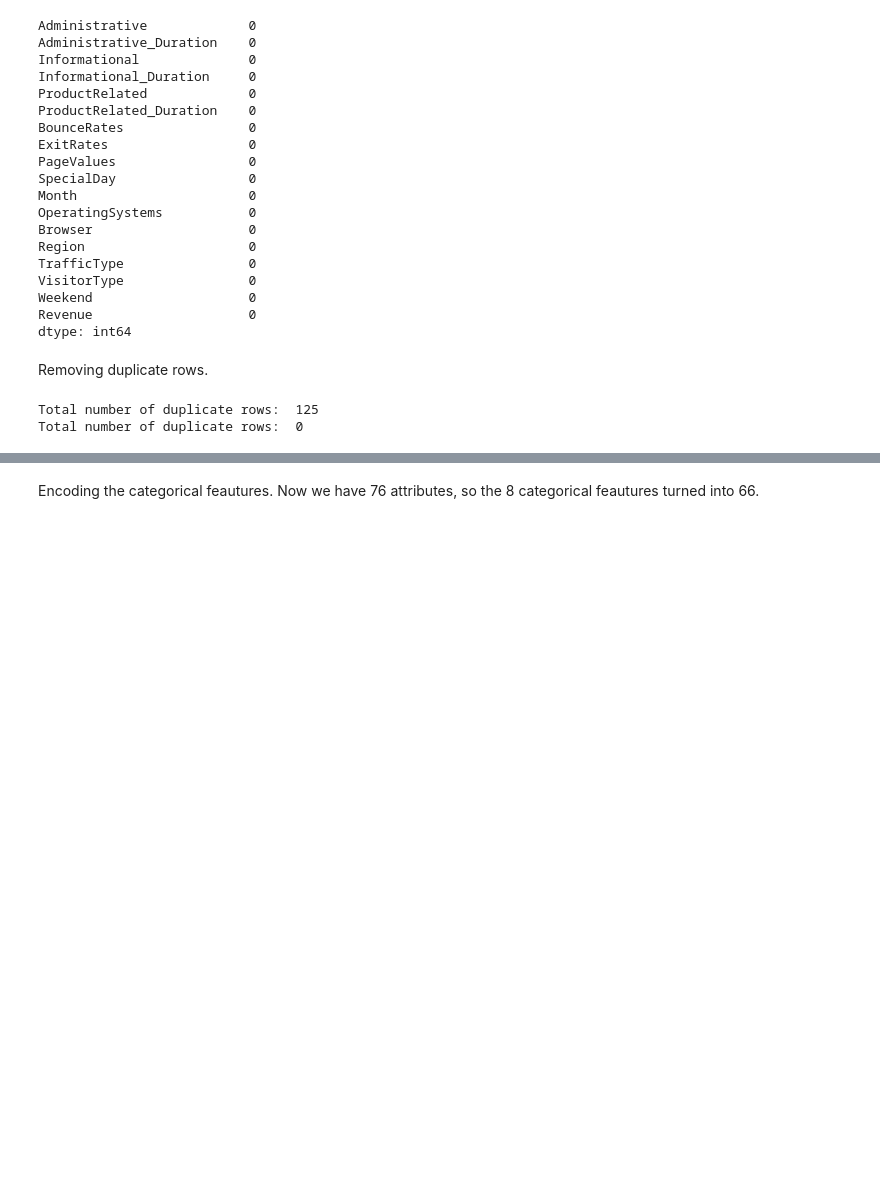
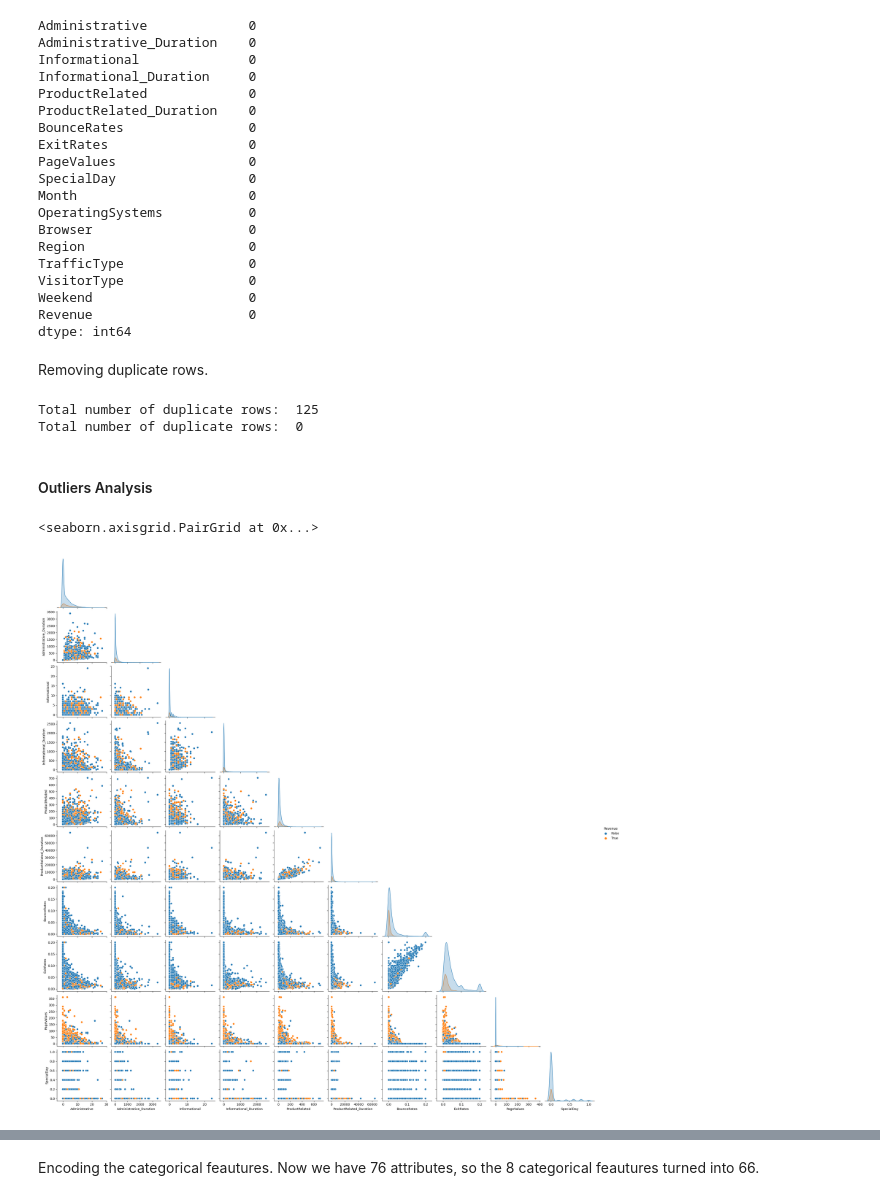
Before and after one commit to Joanaigs/Predict-Shopper-Behaviour-IA-Proj2, a Jupyter notebook: notebook.ipynb, the cells around one changed output, grey strips where cells are left out. Cells and saved outputs as stored; diff of their text form; code cells hidden in the pictures; blank space fills up the shorter version.

```diff
--- a/notebook.ipynb
+++ b/notebook.ipynb
@@ -103,4 +104,8 @@ data.describe()
 | 50% | 1.000000 | 7.500000 | 0.000000 | 0.000000 | 18.000000 | ... |
 | 75% | 4.000000 | 93.256250 | 0.000000 | 0.000000 | 38.000000 | ... |
 | max | 27.000000 | 3398.750000 | 24.000000 | 2549.375000 | 705.000000 | ... |
+# %%
+target="Revenue"
+categorical_features=["OperatingSystems", "Browser", "Region", "TrafficType", "VisitorType", "Weekend", "Month"]
+numerical_features=data.columns.drop(categorical_features).drop(target)
 # %%
@@ -148,0 +150,7 @@ categorical_features=["OperatingSystems", "Browser", "Region", "TrafficType", "V
+# %% [markdown]
+#### Outliers Analysis
+# %%
+sb.pairplot(data, hue='Revenue', vars=numerical_features, corner=True)
+# %% [output]
+<seaborn.axisgrid.PairGrid at 0x...>
+[figure, added]
```
Also changed, not shown: parts of 24 cells of this notebook, 3 other files.
